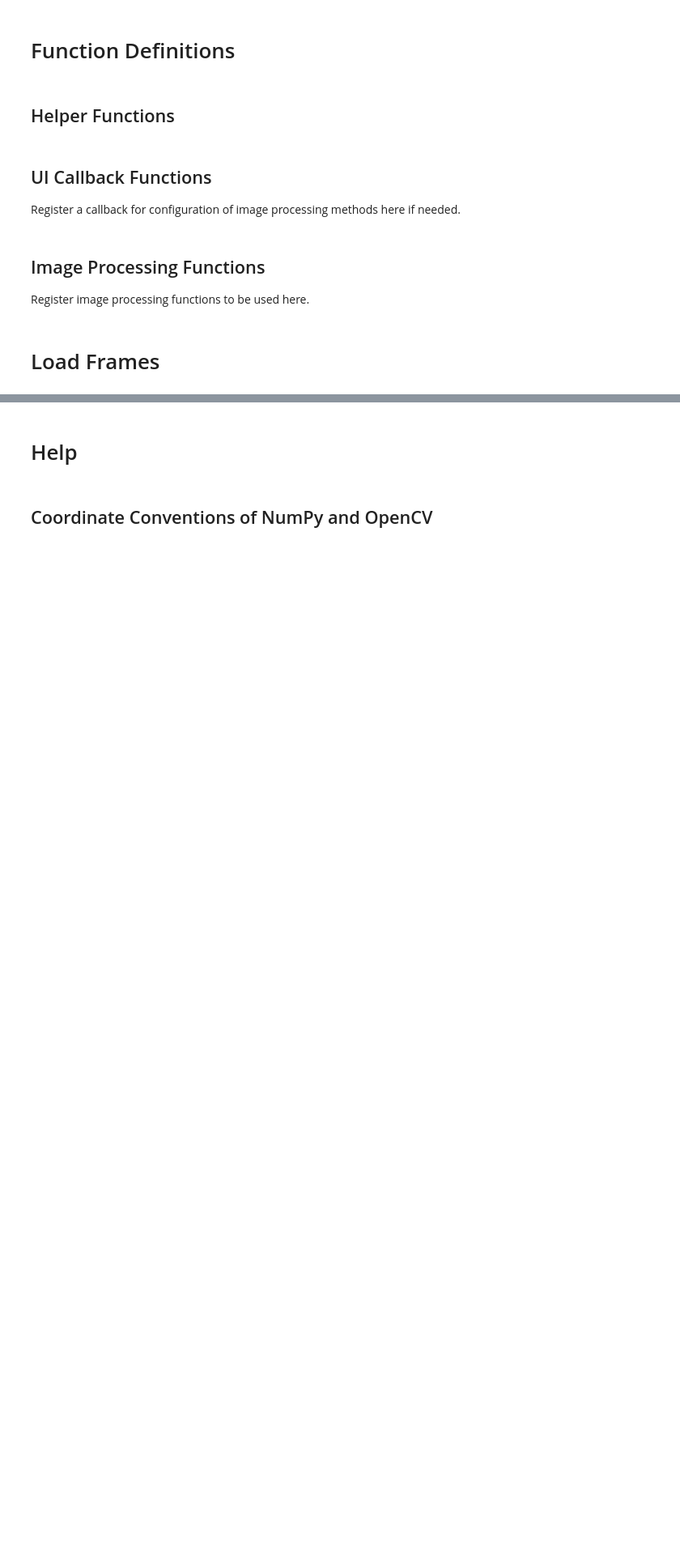
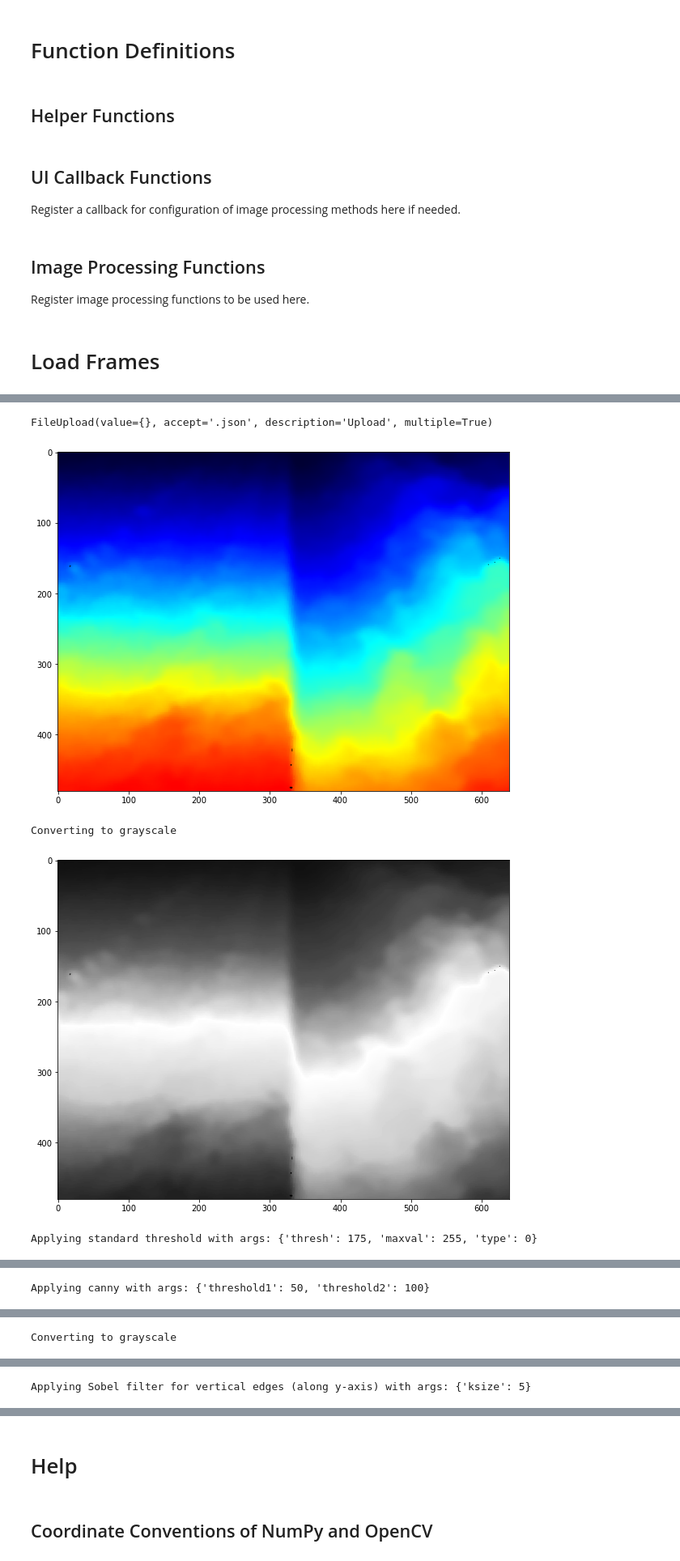
Before and after one commit to free-bit/furrow-edge-detector, a Jupyter notebook: Image Processing & Feature Detection.ipynb, the cells around one changed output, grey strips where cells are left out. Shown at 81% size. Saved outputs shown, nothing was run; the diff lists cells and outputs as text; code cells hidden in the pictures; blank space fills up the shorter version.

Commit message:
First experiments to find edges and contours.

```diff
--- a/Image Processing & Feature Detection.ipynb
+++ b/Image Processing & Feature Detection.ipynb
@@ -519,2 +531,33 @@ uploader_ui.observe(lambda _: load_config(*uploader_ui.data, config, config_ui),
 
 display(uploader_ui)
+# %%
+exps = []
+
+def load_exp(json_contents, exps):
+    for json_content in json_contents:
+        exp = json.loads(json_content)
+        exps.append((exp["func_stack"], exp["config_stack"]))
+
+
+uploader_ui = FileUpload(
+    accept='.json', # Accepted file extension e.g. '.txt', '.pdf', 'image/*', 'image/*,.pdf'
+    multiple=True  # True to accept multiple files upload else False
+)
+
+uploader_ui.observe(lambda _: load_exp(uploader_ui.data, exps), names='_counter')
+
+display(uploader_ui)
+# %% [output]
+FileUpload(value={}, accept='.json', description='Upload', multiple=True)
+# %%
+input_image = depth_img # rgb_img
+results = []
+
+for exp in exps:
+    result = apply_functions(input_image, *exp)
+    results.append(result)
+# %% [output]
+[figure, added]
+Converting to grayscale
+[figure, added]
+Applying standard threshold with args: {'thresh': 175, 'maxval': 255, 'type': 0}
@@ -520,0 +565 @@ display(uploader_ui)
+Applying canny with args: {'threshold1': 50, 'threshold2': 100}
@@ -520,0 +568 @@ display(uploader_ui)
+Converting to grayscale
@@ -520,0 +570 @@ display(uploader_ui)
+Applying Sobel filter for vertical edges (along y-axis) with args: {'ksize': 5}
```
Also changed, not shown: parts of 24 cells of this notebook.
